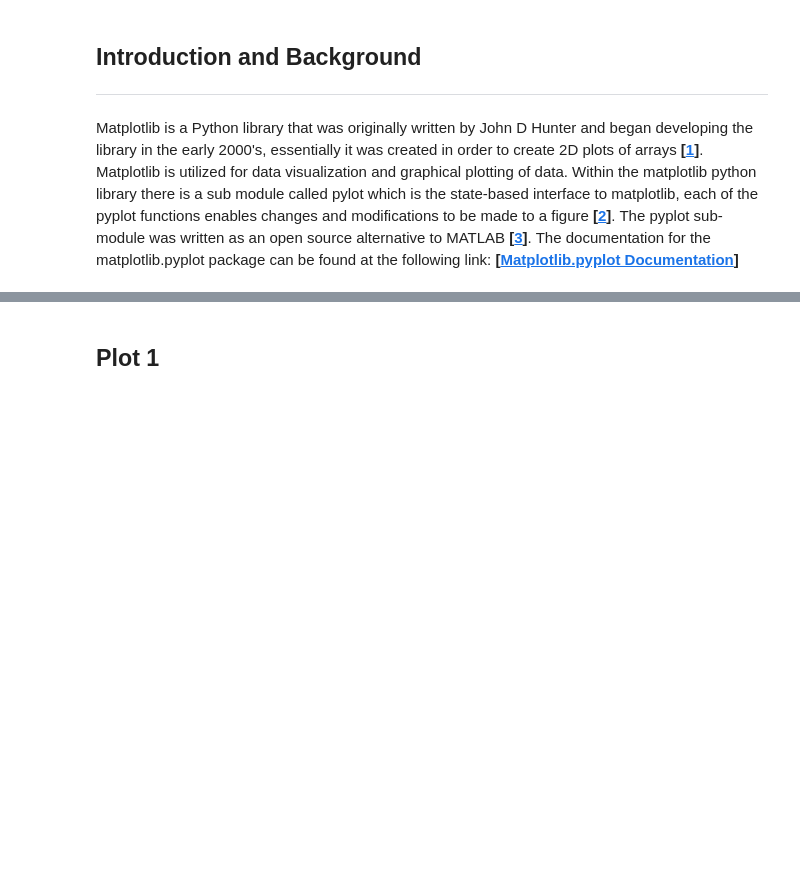
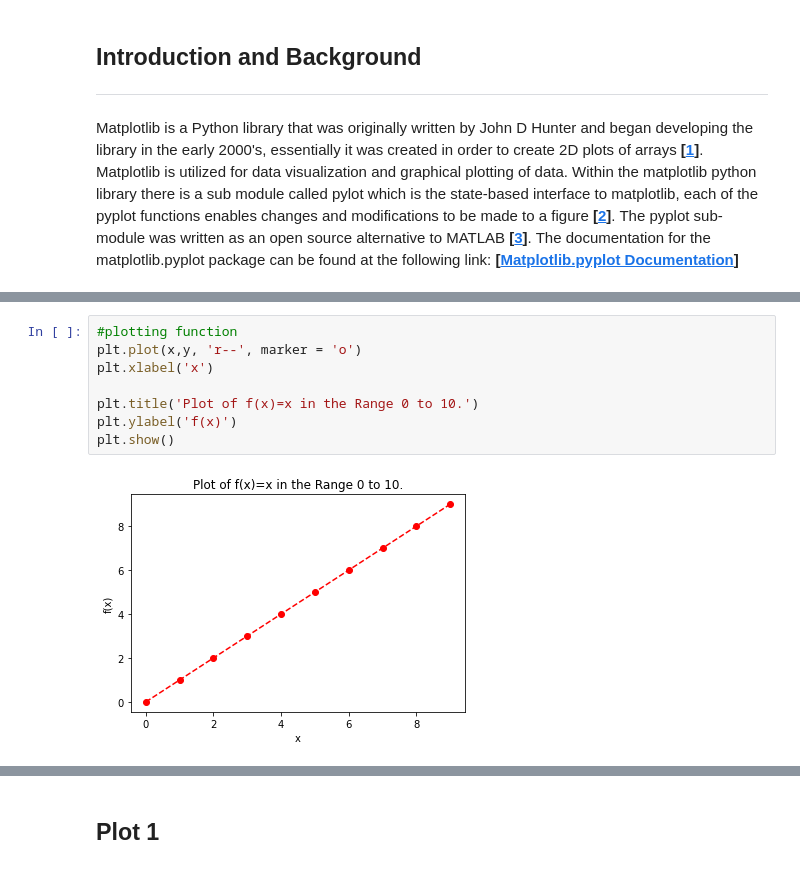
Before and after one commit to fionnmccarthy/Fundamentals-of-Data-Analysis, a Jupyter notebook: pyplot.ipynb, the cells around one changed output, grey strips where cells are left out. Cells and saved outputs as stored; diff of their text form; blank space fills up the shorter version.

```diff
--- a/pyplot.ipynb
+++ b/pyplot.ipynb
@@ -15,0 +47,10 @@ import matplotlib.pyplot as plt
+# %%
+#plotting function
+plt.plot(x,y, 'r--', marker = 'o')
+plt.xlabel('x')
+
+plt.title('Plot of f(x)=x in the Range 0 to 10.')
+plt.ylabel('f(x)')
+plt.show()
+# %% [output]
+[figure, added]
```
Also changed, not shown: parts of 19 cells of this notebook, 2 other files.
